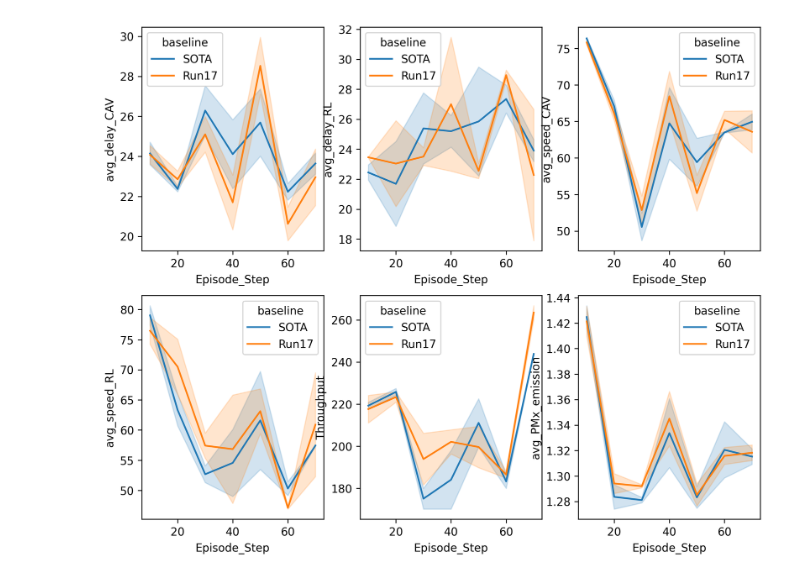
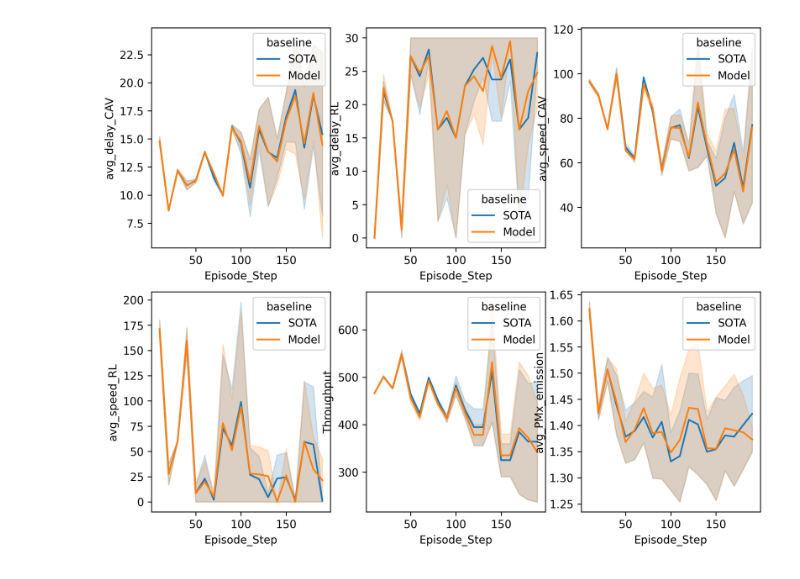
Before and after one commit to ethz-coss/fairlane, a Jupyter notebook: GeneratePlotsForPaper.ipynb, the cells around one changed output. Cells and saved outputs as stored; diff of their text form; code cells hidden in the pictures.

```diff
--- a/GeneratePlotsForPaper.ipynb
+++ b/GeneratePlotsForPaper.ipynb
@@ -102,35 +102,35 @@ import numpy as np
 import seaborn as sns
 
 mapping = {
             # 'Exclusive CAV': 'results/Baseline1_Density1_CAV20',
             # 'Mixed': 'results/Baseline2_Density1_CAV20',
-            'SOTA': 'results/Grid1_Heuristic_Results',
-            'Run17' : 'results/dummy',
+            'SOTA': 'results/SOTA',
+            'Model' : 'results/dummy',
            }
 
 
 keys_to_plot = [
     'avg_delay_CAV', 'avg_delay_RL', 'avg_speed_CAV','avg_speed_RL','Throughput','avg_PMx_emission'
 ]
 
 fig, axes = plt.subplots(2,3, figsize=(10,8), dpi=300)
 axes = axes.flatten()
 
 data = []
 for i, (label, _filename) in enumerate(mapping.items()):
     filename = f'{_filename}.csv'
     df = pd.read_csv(filename)
     df['baseline'] = label
     df['seed'] = range(len(df))
     data.append(df)
     super_df = pd.concat(data).reset_index()
     # agg = df.groupby('Episode_Step').mean()
 for j, key in enumerate(keys_to_plot):
     sns.lineplot(data=super_df, hue='baseline', x="Episode_Step", estimator='median', errorbar=('pi', 50), y=key,ax=axes[j])
 
 
 # axes[2].legend()
 # %% [output]
-[figure, old version]
+[figure, new version]
 # %%
 super_df
```
Also changed, not shown: 4 other files.
